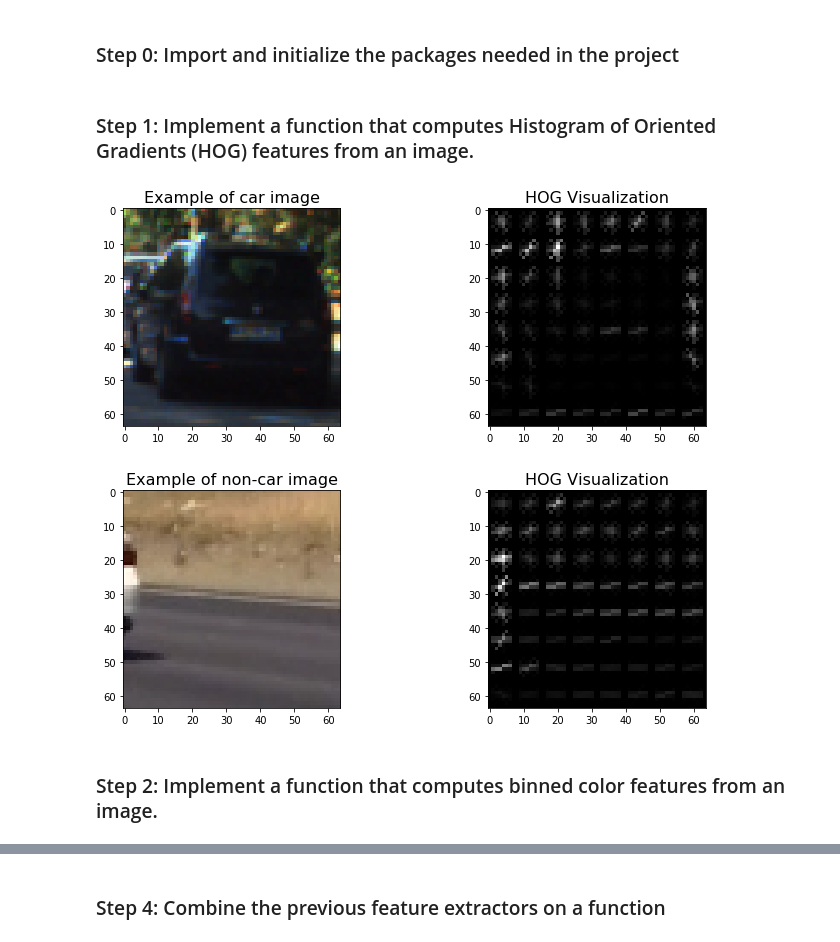
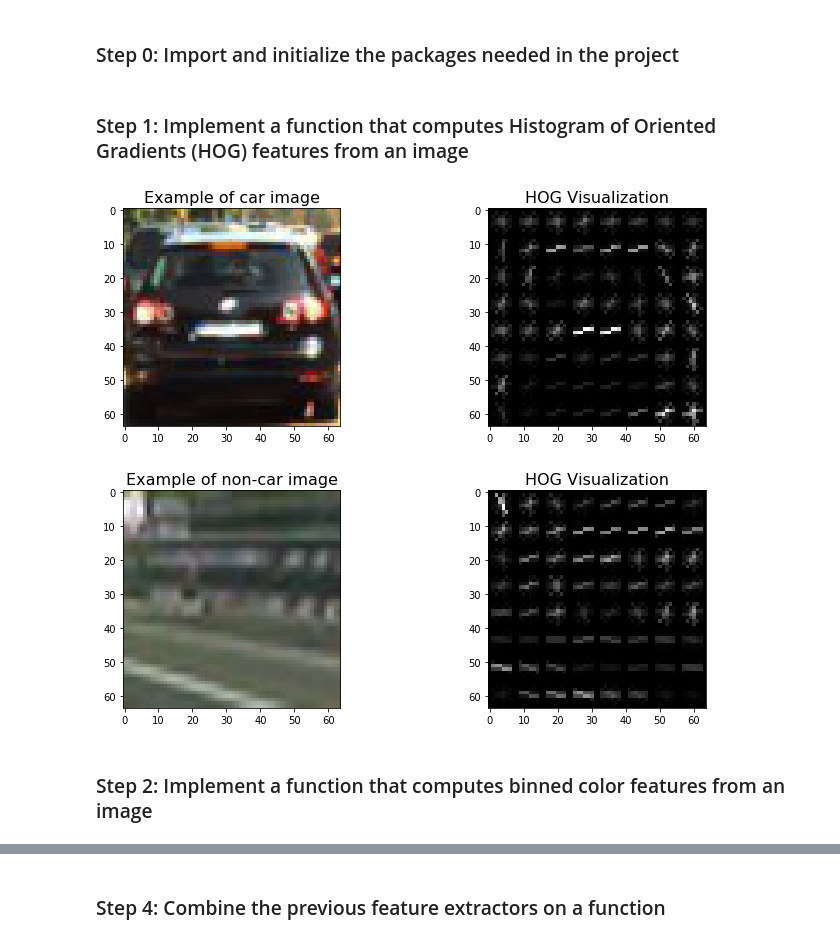
Before and after one commit to miguelangel/sdcnd--07_vehicle-detection-and-tracking, a Jupyter notebook: vehicle_detection_and_tracking.ipynb, the cells around one changed output, grey strips where cells are left out. Saved outputs shown, nothing was run; the diff lists cells and outputs as text; code cells hidden in the pictures.

```diff
--- a/vehicle_detection_and_tracking.ipynb
+++ b/vehicle_detection_and_tracking.ipynb
@@ -49,13 +53,13 @@ np.random.seed(23)
 
 %matplotlib inline
 # %% [markdown]
-### Step 1: Implement a function that computes Histogram of Oriented Gradients (HOG) features from an image.
+### Step 1: Implement a function that computes Histogram of Oriented Gradients (HOG) features from an image
 # %%
 # This function returns HOG features and visualization
 # Features will always be the first element of the return
 # Image data will be returned as the second element if visualize= True
 # Otherwise there is no second return element
-def hog_feat(img, orient, pix_per_cell, cell_per_block, vis=True, feature_vec=True):
+def get_hog_features(img, orient, pix_per_cell, cell_per_block, vis=False, feature_vec=True):
     """
     Function accepts params and returns HOG features (optionally flattened)
     and an optional matrix for visualization. Features will always be the
@@ -65,7 +69,7 @@ def hog_feat(img, orient, pix_per_cell, cell_per_block, vis=True, feature_vec=Tr
     return_list = hog(img, orientations=orient,
         pixels_per_cell=(pix_per_cell, pix_per_cell),
         cells_per_block=(cell_per_block, cell_per_block),
-        block_norm='L2-Hys', transform_sqrt=False,
+        block_norm='L2-Hys', transform_sqrt=True,
         visualise=vis, feature_vector=feature_vec)
 
     if vis:
@@ -87,8 +91,8 @@ def plt_images(img_1, title_1, img_2, title_2, cmap='gray'):
     ax2.imshow(img_2, cmap='gray')
 # %%
 # Run the function on car images
-#car_images = glob.glob('./data/vehicles_smallset/*/*.jpeg')
-car_images = glob.glob('./data/vehicles/*/*.png')
+car_images = glob.glob('./data/vehicles_smallset/*/*.jpeg')
+#car_images = glob.glob('./data/vehicles/*/*.png')
 
 # Display a random car image and its HOG visualization,
 ind = np.random.randint(0, len(car_images))
@@ -98,38 +102,38 @@ car_img = mpimg.imread(car_images[ind])
 gray_img = cv2.cvtColor(car_img, cv2.COLOR_RGB2GRAY)
 
 # Call our function with vis=True to see an image output
-features, hog_image = hog_feat(gray_img, orient=9, pix_per_cell=8,
+features, hog_image = get_hog_features(gray_img, orient=9, pix_per_cell=8,
                                     cell_per_block=2, vis=True, feature_vec=False)
 
 # Plot results
 plt_images(car_img, 'Example of car image', hog_image, 'HOG Visualization')
 # %% [output]
-[figure, old version]
+[figure, new version]
 # %%
 # Run the function also on non-car images
-#non_car_images = glob.glob('./data/non-vehicles_smallset/*/*.jpeg')
-non_car_images = glob.glob('./data/non-vehicles/*/*.png')
+non_car_images = glob.glob('./data/non-vehicles_smallset/*/*.jpeg')
+#non_car_images = glob.glob('./data/non-vehicles/*/*.png')
 
 # Display a random car image and its HOG visualization,
 ind = np.random.randint(0, len(non_car_images))
 
 # Read in the image and convert it to grayscale
 non_car_img = mpimg.imread(non_car_images[ind])
 gray_img = cv2.cvtColor(non_car_img, cv2.COLOR_RGB2GRAY)
 
 # Call our function with vis=True to see an image output
-features, hog_image = hog_feat(gray_img, orient= 9, pix_per_cell= 8,
+features, hog_image = get_hog_features(gray_img, orient= 9, pix_per_cell= 8,
                                cell_per_block= 2, vis=True, feature_vec=False)
 
-hog_features = hog_feat(gray_img, orient=9, pix_per_cell=8, cell_per_block=2, vis=False, feature_vec=True)
+hog_features = get_hog_features(gray_img, orient=9, pix_per_cell=8, cell_per_block=2, vis=False, feature_vec=True)
 
 
 # Plot results
 plt_images(non_car_img, 'Example of non-car image', hog_image, 'HOG Visualization')
 # %% [output]
-[figure, old version]
+[figure, new version]
 # %% [markdown]
-### Step 2: Implement a function that computes binned color features from an image.
+### Step 2: Implement a function that computes binned color features from an image
 # %%
 # This function computes binned color features
 def bin_spatial(img, size=(32, 32)):
```
Also changed, not shown: parts of 15 cells of this notebook.
